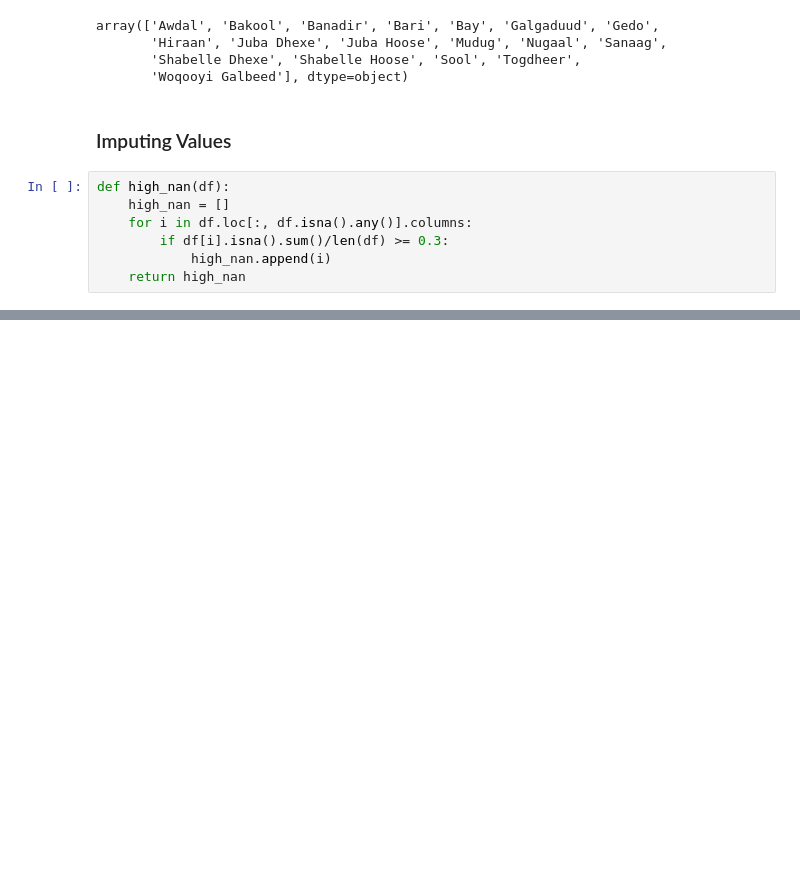
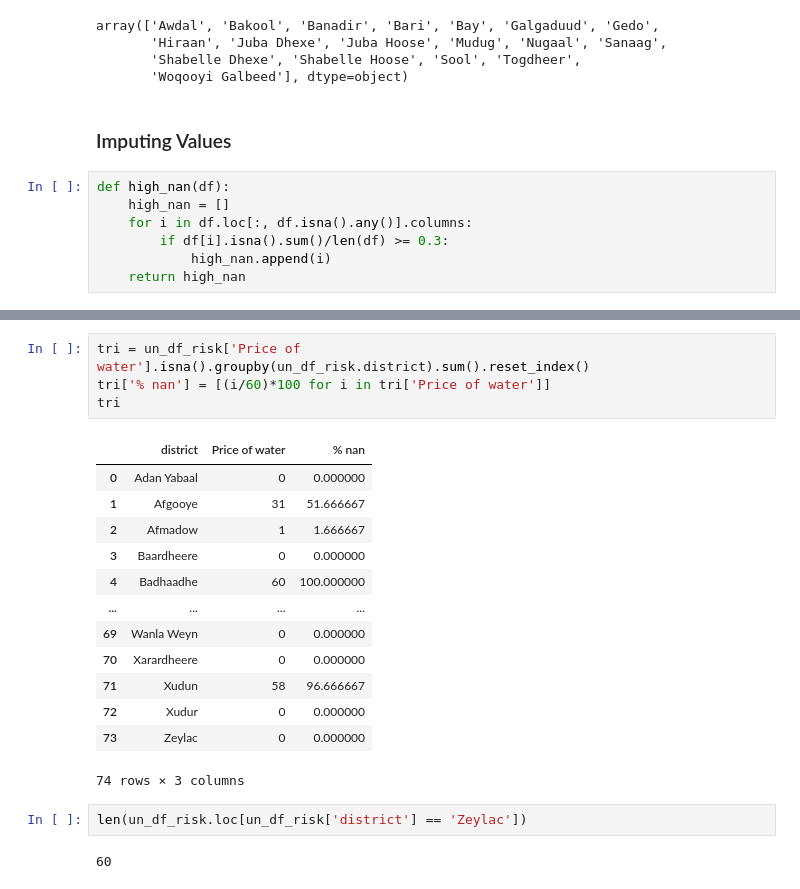
Before and after one commit to jennysands/Data-Challenge-3, a Jupyter notebook: Investigating Data.ipynb, the cells around one changed output, grey strips where cells are left out. Cells and saved outputs as stored; diff of their text form; blank space fills up the shorter version.

```diff
--- a/Investigating Data.ipynb
+++ b/Investigating Data.ipynb
@@ -229,0 +379,22 @@ data_prod.groupby(['date']).mean(['Cowpea',
+# %%
+tri = un_df_risk['Price of water'].isna().groupby(un_df_risk.district).sum().reset_index()
+tri['% nan'] = [(i/60)*100 for i in tri['Price of water']]
+tri
+# %% [output]
+|  | district | Price of water | % nan |
+| 0 | Adan Yabaal | 0 | 0.000000 |
+| 1 | Afgooye | 31 | 51.666667 |
+| 2 | Afmadow | 1 | 1.666667 |
+| 3 | Baardheere | 0 | 0.000000 |
+| 4 | Badhaadhe | 60 | 100.000000 |
+| ... | ... | ... | ... |
+| 69 | Wanla Weyn | 0 | 0.000000 |
+| 70 | Xarardheere | 0 | 0.000000 |
+| 71 | Xudun | 58 | 96.666667 |
+| 72 | Xudur | 0 | 0.000000 |
+| 73 | Zeylac | 0 | 0.000000 |
+74 rows × 3 columns
+# %%
+len(un_df_risk.loc[un_df_risk['district'] == 'Zeylac'])
+# %% [output]
+60
```
Also changed, not shown: parts of 15 cells of this notebook.
